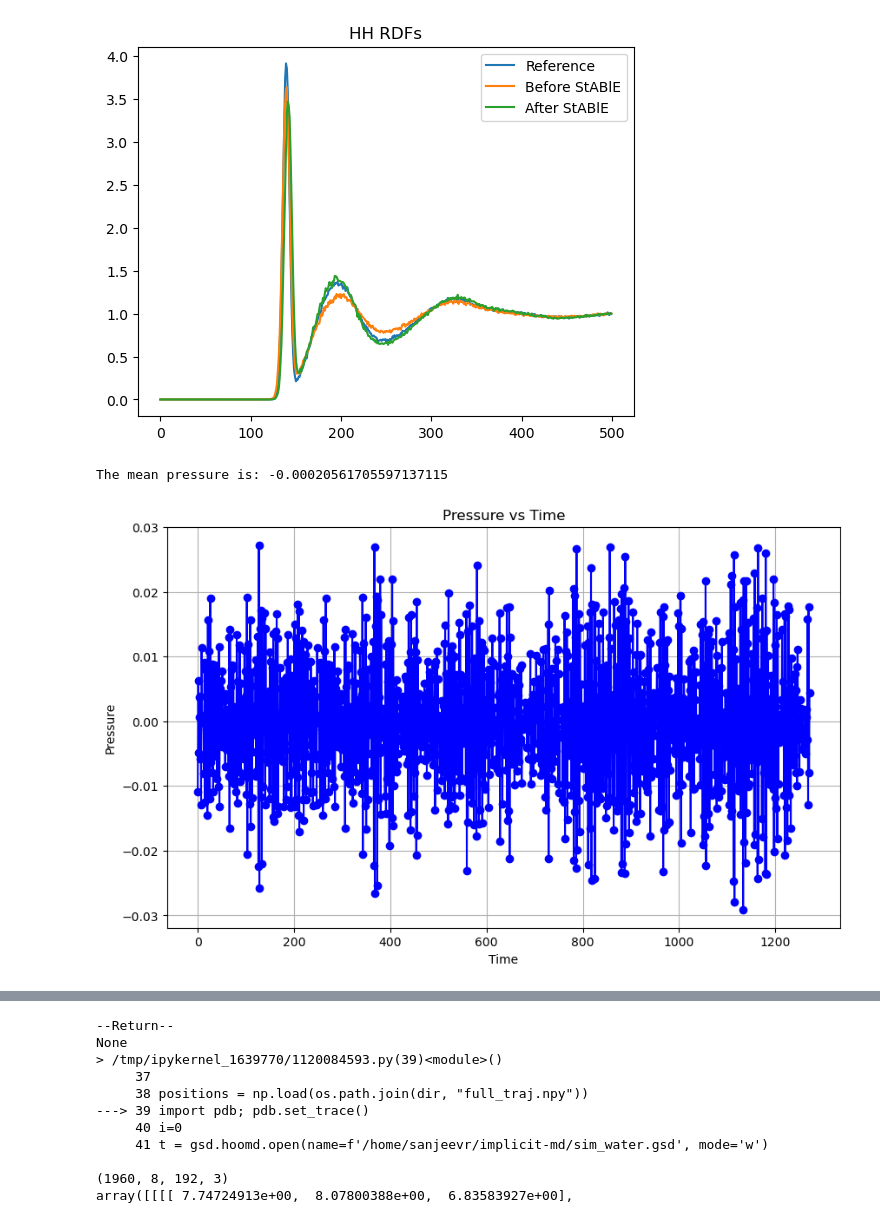
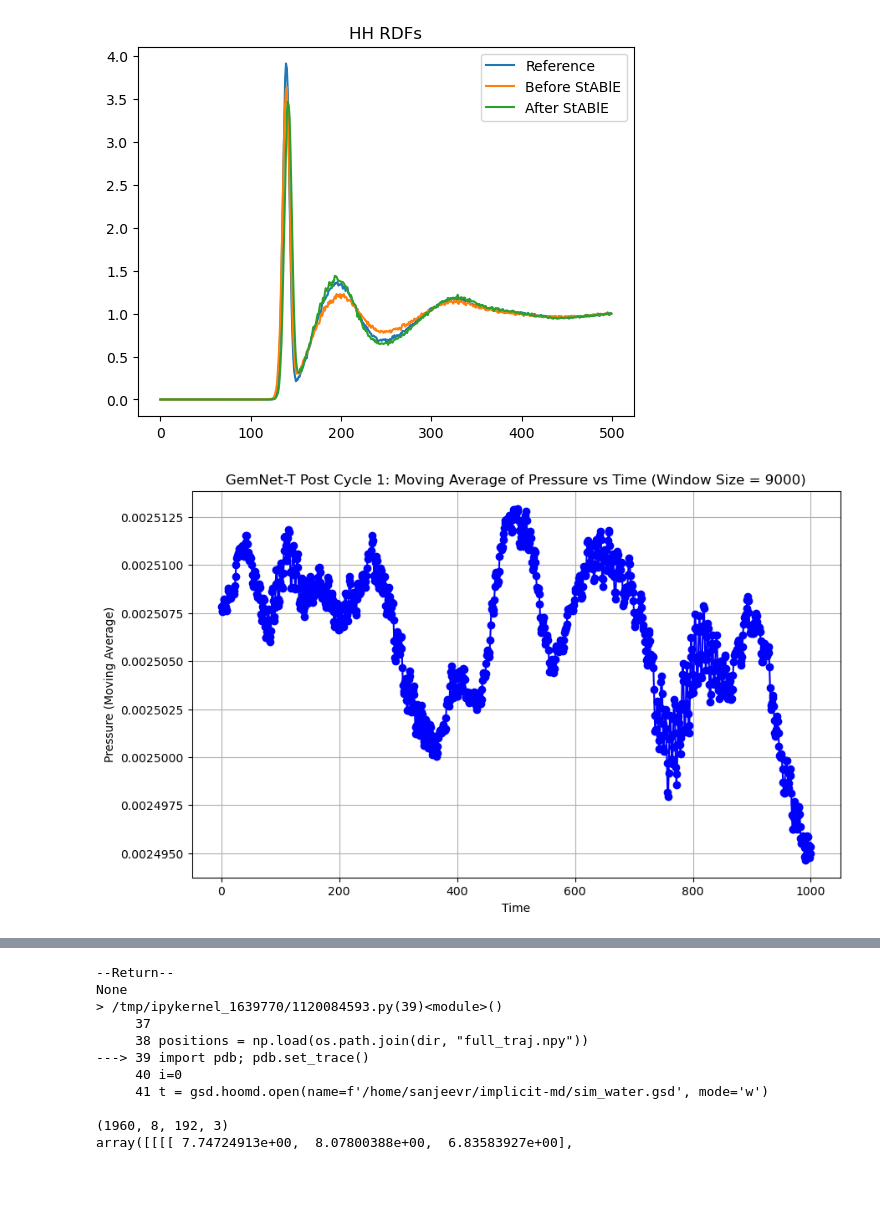
Before and after one commit to jeevster/implicit-md, a Jupyter notebook: Untitled.ipynb, the cells around one changed output, grey strips where cells are left out. Cells and saved outputs as stored; diff of their text form; code cells hidden in the pictures; blank space fills up the shorter version.

```diff
--- a/Untitled.ipynb
+++ b/Untitled.ipynb
@@ -170,38 +172,48 @@ plt.legend()
 # %%
 import re
 import json
 import matplotlib.pyplot as plt
+import numpy as np
 
-def plot_pressure_vs_time(file_path):
+# Pressure analysis of GemNet simulation
+
+def plot_moving_average_pressure(file_path, window_size=9000):
     pressures = []
     times = []
 
     with open(file_path, 'r') as file:
         for line in file:
+            # time_match = re.match(r"(\d+)", line)
             pressure_match = re.search(r"Pressure': ([\d\.\-e]+)", line)
 
             if pressure_match:
+                # time = int(time_match.group(1))
                 pressure = float(pressure_match.group(1))
+
+                # times.append(time)
                 pressures.append(pressure)
 
-    if pressures:
-        mean_pressure = sum(pressures) / len(pressures)
-        print(f"The mean pressure is: {mean_pressure}")
+    if len(pressures) >= window_size:
+        # Calculate the moving average
+        moving_avg = np.convolve(pressures, np.ones(window_size)/window_size, mode='valid')
+        # moving_avg_times = times[window_size-1:]  # Adjust time for moving average
 
-        # Plotting pressure vs time
+        # Plotting the moving average of pressure vs time
         plt.figure(figsize=(10, 6))
-        plt.plot(pressures, marker='o', linestyle='-', color='b')
-        plt.title('Pressure vs Time')
+        plt.plot(moving_avg, marker='o', linestyle='-', color='b')
+        plt.title(f'GemNet-T Post Cycle 1: Moving Average of Pressure vs Time (Window Size = {window_size})')
         plt.xlabel('Time')
-        plt.ylabel('Pressure')
+        plt.ylabel('Pressure (Moving Average)')
         plt.grid(True)
         plt.show()
     else:
-        print("No pressure data found.")
+        print(f"Not enough data points to calculate a moving average with a window size of {window_size}.")
+
+
+
 
 # Usage
-file_path = '/home/sanjeevr/implicit-md/results_water_localneighborhoods/IMPLICIT_gemnet_t_water_TEST_pbcfix_lr=0.001_efweight=0/inference/pre_pbcfix_test/log.txt'
-plot_pressure_vs_time(file_path)
+file_path = '/home/sanjeevr/implicit-md/results_water_localneighborhoods/IMPLICIT_gemnet_t_water_TEST_pbcfix_lr=0.001_efweight=0/inference/post_cycle1_pbcfix_test/log.txt'
+plot_moving_average_pressure(file_path)
 # %% [output]
-The mean pressure is: -0.00020561705597137115
-[figure, old version]
+[figure, new version]
```
Also changed, not shown: parts of 3 cells of this notebook, 4 other files.
